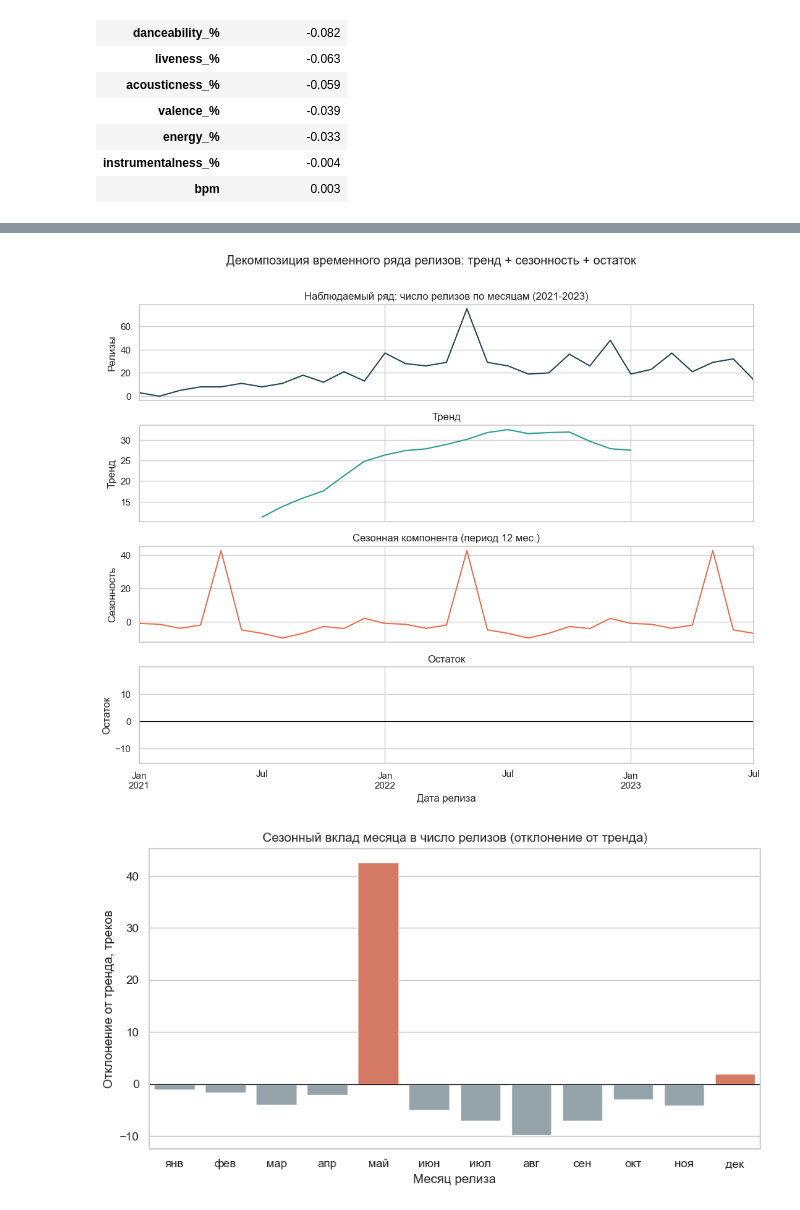
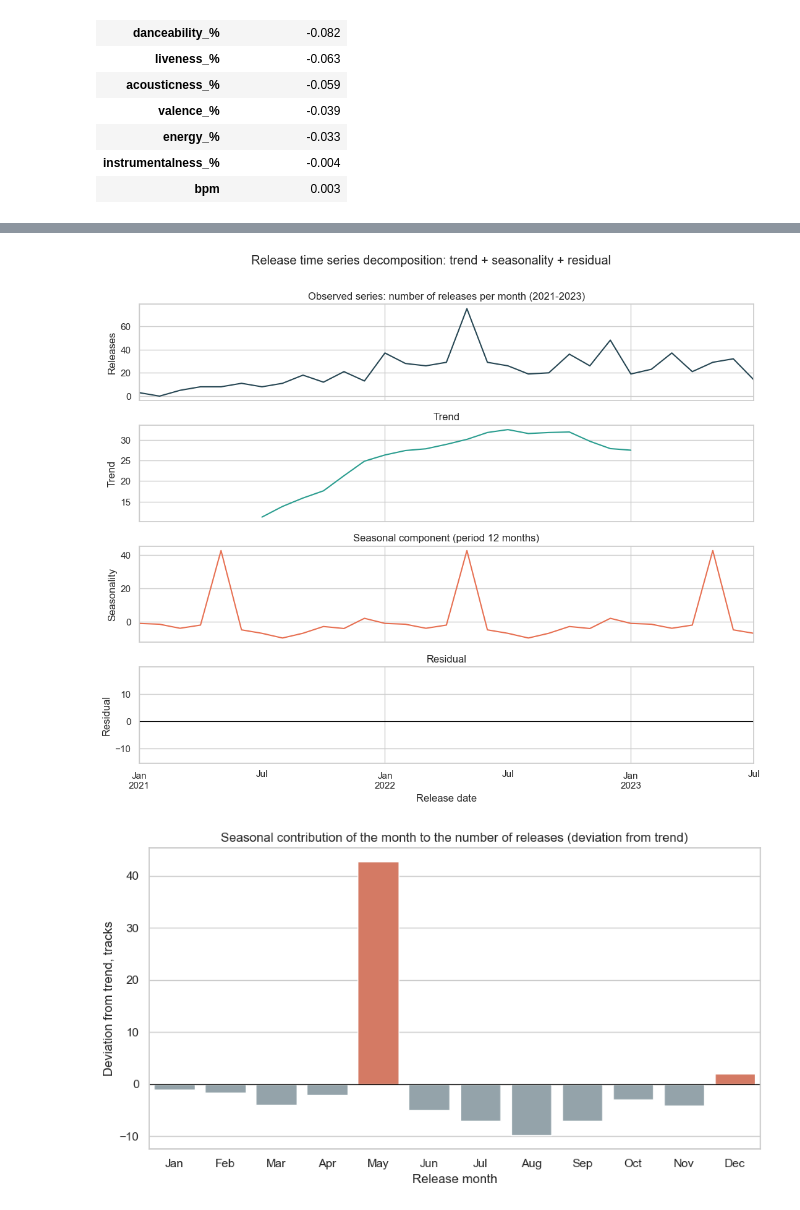
Before and after one commit to hilhool/spotify-analysis, a Jupyter notebook: notebooks/analysis.ipynb, the cells around one changed output, grey strips where cells are left out. Cells and saved outputs as stored; diff of their text form; code cells hidden in the pictures.

```diff
--- a/notebooks/analysis.ipynb
+++ b/notebooks/analysis.ipynb
@@ -152,6 +152,6 @@ plt.show()
 # %%
-month_names = ["янв", "фев", "мар", "апр", "май", "июн",
-               "июл", "авг", "сен", "окт", "ноя", "дек"]
+month_names = ["Jan", "Feb", "Mar", "Apr", "May", "Jun",
+               "Jul", "Aug", "Sep", "Oct", "Nov", "Dec"]
 
 recent = df[df["released_year"] >= 2022]
 by_month = recent.groupby("released_month").agg(
@@ -162,6 +162,6 @@ by_month.index = month_names
 
 groups = [g["streams"].values for _, g in recent.groupby("released_month")]
 kw_stat, kw_p = stats.kruskal(*groups)
-print(f"Краскел-Уоллис по месяцам (стримы, релизы 2022-2023): H={kw_stat:.2f}, p-value={kw_p:.3f}")
+print(f"Kruskal-Wallis across months (streams, 2022-2023 releases): H={kw_stat:.2f}, p-value={kw_p:.3f}")
 by_month.round(0)
 # %% [output]
@@ -254,7 +255,7 @@ plt.show()
 # %%
 from statsmodels.tsa.seasonal import seasonal_decompose
 
-# непрерывный месячный ряд числа релизов на участке с плотными данными
+# continuous monthly series of the number of releases over the span with dense data
 ts = (
     df.set_index("release_date")
     .resample("MS")
@@ -268,39 +269,39 @@ decomp = seasonal_decompose(ts, model="additive", period=12)
 
 fig, axes = plt.subplots(4, 1, figsize=(11, 9), sharex=True)
 decomp.observed.plot(ax=axes[0], color="#264653")
-axes[0].set_ylabel("Релизы")
-axes[0].set_title("Наблюдаемый ряд: число релизов по месяцам (2021-2023)")
+axes[0].set_ylabel("Releases")
+axes[0].set_title("Observed series: number of releases per month (2021-2023)")
 decomp.trend.plot(ax=axes[1], color="#2a9d8f")
-axes[1].set_ylabel("Тренд")
-axes[1].set_title("Тренд")
+axes[1].set_ylabel("Trend")
+axes[1].set_title("Trend")
 decomp.seasonal.plot(ax=axes[2], color="#e76f51")
-axes[2].set_ylabel("Сезонность")
-axes[2].set_title("Сезонная компонента (период 12 мес.)")
+axes[2].set_ylabel("Seasonality")
+axes[2].set_title("Seasonal component (period 12 months)")
 axes[3].plot(decomp.resid.index, decomp.resid.values, color="#9b5de5", marker="o", linestyle="none")
 axes[3].axhline(0, color="black", linewidth=0.8)
-axes[3].set_ylabel("Остаток")
-axes[3].set_title("Остаток")
-axes[3].set_xlabel("Дата релиза")
-fig.suptitle("Декомпозиция временного ряда релизов: тренд + сезонность + остаток", y=1.005)
+axes[3].set_ylabel("Residual")
+axes[3].set_title("Residual")
+axes[3].set_xlabel("Release date")
+fig.suptitle("Release time series decomposition: trend + seasonality + residual", y=1.005)
 plt.tight_layout()
 plt.show()
 # %% [output]
-[figure, old version]
+[figure, new version]
 # %%
-# усреднённый сезонный вклад по календарным месяцам (отклонение от тренда, в треках)
+# average seasonal contribution by calendar month (deviation from the trend, in tracks)
 seasonal_by_month = decomp.seasonal.groupby(decomp.seasonal.index.month).mean()
-seasonal_by_month.index = month_names  # month_names определён в разделе 5
+seasonal_by_month.index = month_names  # month_names defined in section 5
 
 fig, ax = plt.subplots()
 colors = ["#e76f51" if v > 0 else "#90a4ae" for v in seasonal_by_month.values]
 sns.barplot(x=seasonal_by_month.index, y=seasonal_by_month.values,
             hue=seasonal_by_month.index, palette=colors, legend=False, ax=ax)
 ax.axhline(0, color="black", linewidth=0.8)
-ax.set_title("Сезонный вклад месяца в число релизов (отклонение от тренда)")
-ax.set_xlabel("Месяц релиза")
-ax.set_ylabel("Отклонение от тренда, треков")
+ax.set_title("Seasonal contribution of the month to the number of releases (deviation from trend)")
+ax.set_xlabel("Release month")
+ax.set_ylabel("Deviation from trend, tracks")
 plt.tight_layout()
 plt.show()
 # %% [output]
-[figure, old version]
+[figure, new version]
 # %% [markdown]
```
Also changed, not shown: parts of 23 cells of this notebook, 3 other files.
